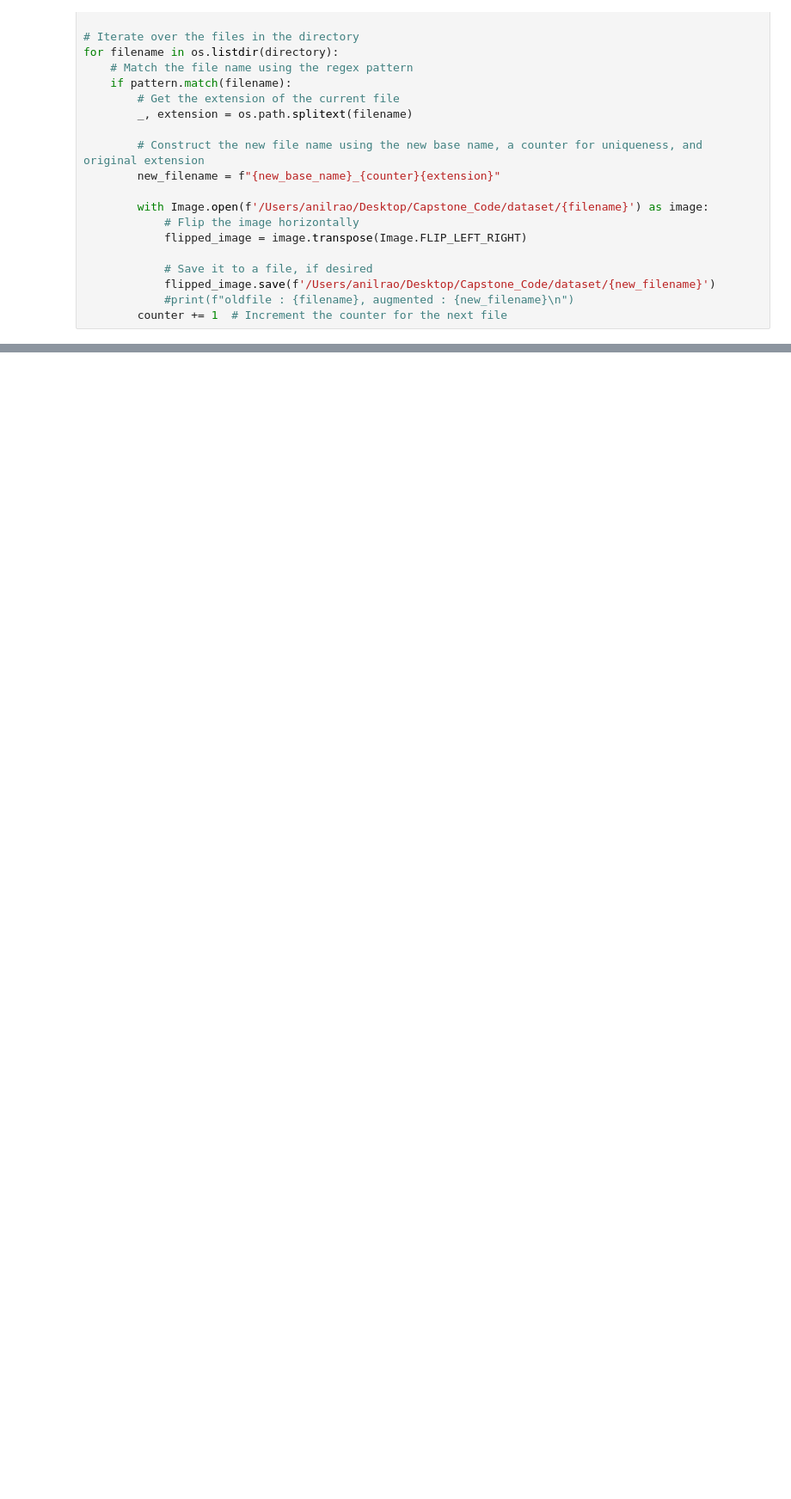
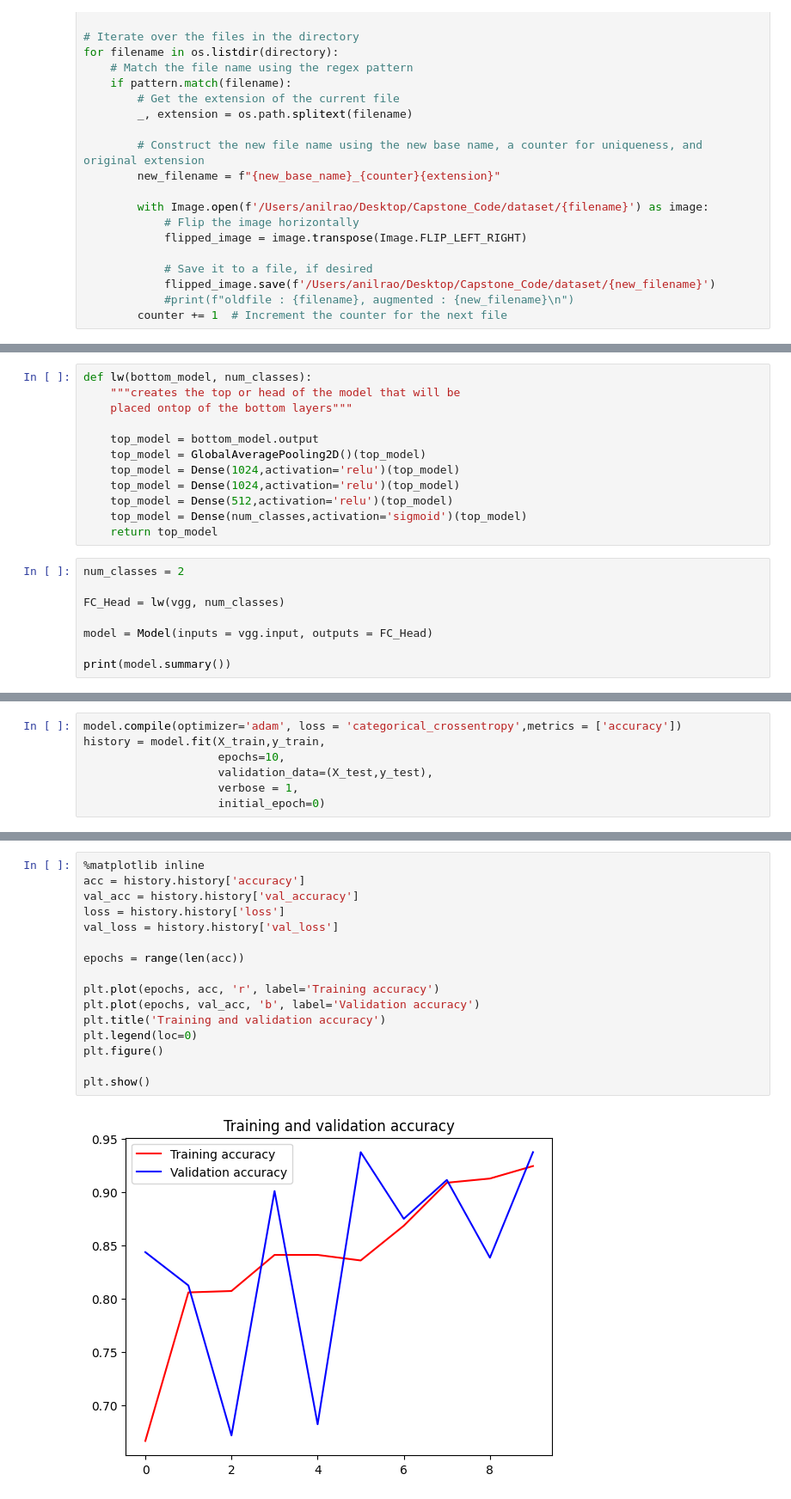
Before and after one commit to ajayanilkumar/Landmine-Detection-GPR, a Jupyter notebook: classify.ipynb, the cells around one changed output, grey strips where cells are left out. Shown: that part at 86% size. Saved outputs shown, nothing was run; the diff lists cells and outputs as text; blank space fills up the shorter version.

```diff
--- a/classify.ipynb
+++ b/classify.ipynb
@@ -99,0 +254,20 @@ for filename in os.listdir(directory):
+# %%
+def lw(bottom_model, num_classes):
+    """creates the top or head of the model that will be
+    placed ontop of the bottom layers"""
+
+    top_model = bottom_model.output
+    top_model = GlobalAveragePooling2D()(top_model)
+    top_model = Dense(1024,activation='relu')(top_model)
+    top_model = Dense(1024,activation='relu')(top_model)
+    top_model = Dense(512,activation='relu')(top_model)
+    top_model = Dense(num_classes,activation='sigmoid')(top_model)
+    return top_model
+# %%
+num_classes = 2
+
+FC_Head = lw(vgg, num_classes)
+
+model = Model(inputs = vgg.input, outputs = FC_Head)
+
+print(model.summary())
@@ -99,0 +292,7 @@ for filename in os.listdir(directory):
+# %%
+model.compile(optimizer='adam', loss = 'categorical_crossentropy',metrics = ['accuracy'])
+history = model.fit(X_train,y_train,
+                    epochs=10,
+                    validation_data=(X_test,y_test),
+                    verbose = 1,
+                    initial_epoch=0)
@@ -99,0 +320,18 @@ for filename in os.listdir(directory):
+# %%
+%matplotlib inline
+acc = history.history['accuracy']
+val_acc = history.history['val_accuracy']
+loss = history.history['loss']
+val_loss = history.history['val_loss']
+
+epochs = range(len(acc))
+
+plt.plot(epochs, acc, 'r', label='Training accuracy')
+plt.plot(epochs, val_acc, 'b', label='Validation accuracy')
+plt.title('Training and validation accuracy')
+plt.legend(loc=0)
+plt.figure()
+
+plt.show()
+# %% [output]
+[figure, added]
```
Also changed, not shown: parts of 12 cells of this notebook.
